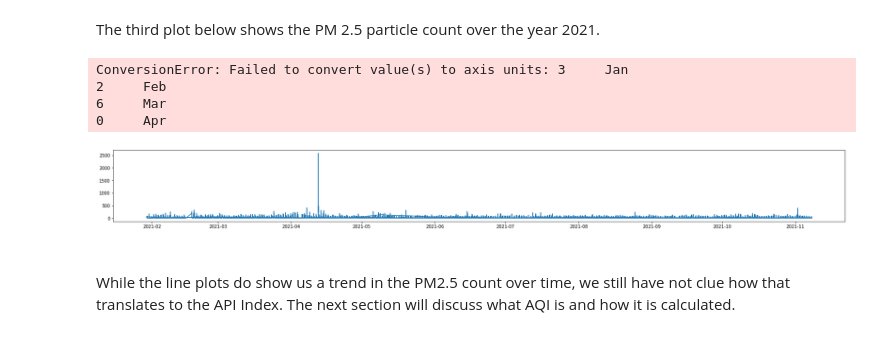
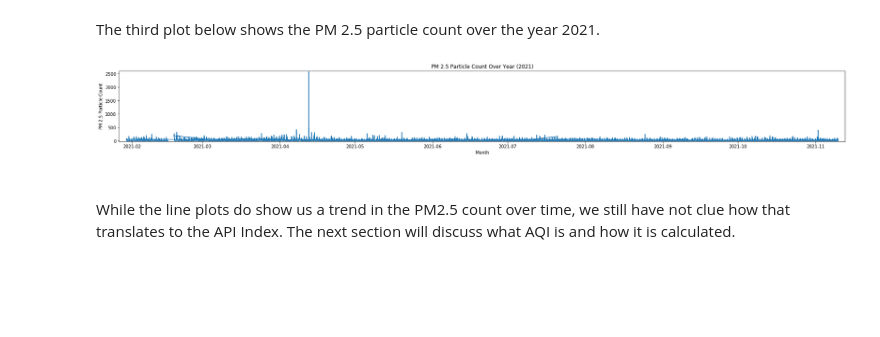
Before and after one commit to ds-modules/air-quality, a Jupyter notebook: Rio_Grande_AQI.ipynb, the cells around one changed output. Cells and saved outputs as stored; diff of their text form; code cells hidden in the pictures; blank space fills up the shorter version.

```diff
--- a/Rio_Grande_AQI.ipynb
+++ b/Rio_Grande_AQI.ipynb
@@ -339,9 +340,9 @@ Let's add columns for the month, day and year.
 # %%
 hide_me
 
-ut_stadium['Day'] = sbwy_r['Date'].str.split('-', expand = True)[0].astype(int)
-ut_stadium['Month'] = sbwy_r['Date'].str.split('-', expand = True)[1]
-ut_stadium['Year'] = sbwy_r['Date'].str.split('-', expand = True)[2]
+ut_stadium['Day'] = ut_stadium['Date'].str.split('-', expand = True)[0].astype(int)
+ut_stadium['Month'] = ut_stadium['Date'].str.split('-', expand = True)[1]
+ut_stadium['Year'] = ut_stadium['Date'].str.split('-', expand = True)[2]
 ut_stadium
 # %% [output]
 |  | created_at | 0.3um/dl | 0.5um/dl | 1.0um/dl | 2.5um/dl | 5.0um/dl | 10.0um/dl | PM1.0 (CF=ATM) ug/m3 | ... |
@@ -436,34 +418,30 @@ The third plot below shows the PM 2.5 particle count over the year 2021.
 # %%
 hide_me
 twenty_one = ut_stadium[ut_stadium['Year'] == '2021']
-lst = twenty_one['created_at'].astype(str).tolist()
-lst_1 = [i.split(' ', 1)[1] for i in lst]
-lst_2 = [i.split('+', 1)[0] for i in lst_1]
-twenty_one = twenty_one.copy()
-twenty_one['time'] = np.asarray(lst_2).copy()
-grp_day = twenty_one.groupby(['Month']).mean().reset_index()
-day_pm = grp_day[['Month', '2.5um/dl']]
-day_pm = day_pm.copy()
-day_pm['month_num'] = np.array([4, 8, 2, 1, 7, 6, 3, 5, 11, 10, 9]).copy()
-sort_month = day_pm.sort_values('month_num', ascending = True)
+# lst = twenty_one['created_at'].astype(str).tolist()
+# lst_1 = [i.split(' ', 1)[1] for i in lst]
+# lst_2 = [i.split('+', 1)[0] for i in lst_1]
+# twenty_one = twenty_one.copy()
+# twenty_one['time'] = np.asarray(lst_2).copy()
+# grp_day = twenty_one.groupby(['Month']).mean().reset_index()
+# day_pm = grp_day[['Month', '2.5um/dl']]
+# day_pm = day_pm.copy()
+# day_pm['month_num'] = np.array([4, 8, 2, 1, 7, 6, 3, 5, 11, 10, 9]).copy()
+# sort_month = day_pm.sort_values('month_num', ascending = True)
 ax = plt.figure(figsize=(30,3))
-x = sort_month['Month']
-y = sort_month['2.5um/dl']
+# x = sort_month['Month']
+# y = sort_month['2.5um/dl']
 plt.plot(twenty_one['created_at'], twenty_one['2.5um/dl'])
-plt.xticks(x,  rotation='vertical')
+# plt.xticks(x,  rotation='vertical')
 plt.margins(0.01)
 fig.tight_layout()
 plt.xticks(rotation = 0)
 plt.xlabel('Month')
 plt.ylabel('PM 2.5 Particle Count')
 plt.title('PM 2.5 Particle Count Over Year (2021)')
 plt.show()
 # %% [output]
-ConversionError: Failed to convert value(s) to axis units: 3     Jan
-2     Feb
-6     Mar
-0     Apr
-[figure, old version]
+[figure, new version]
 # %% [markdown]
 <br>
 
```
Also changed, not shown: parts of 14 cells of this notebook.
